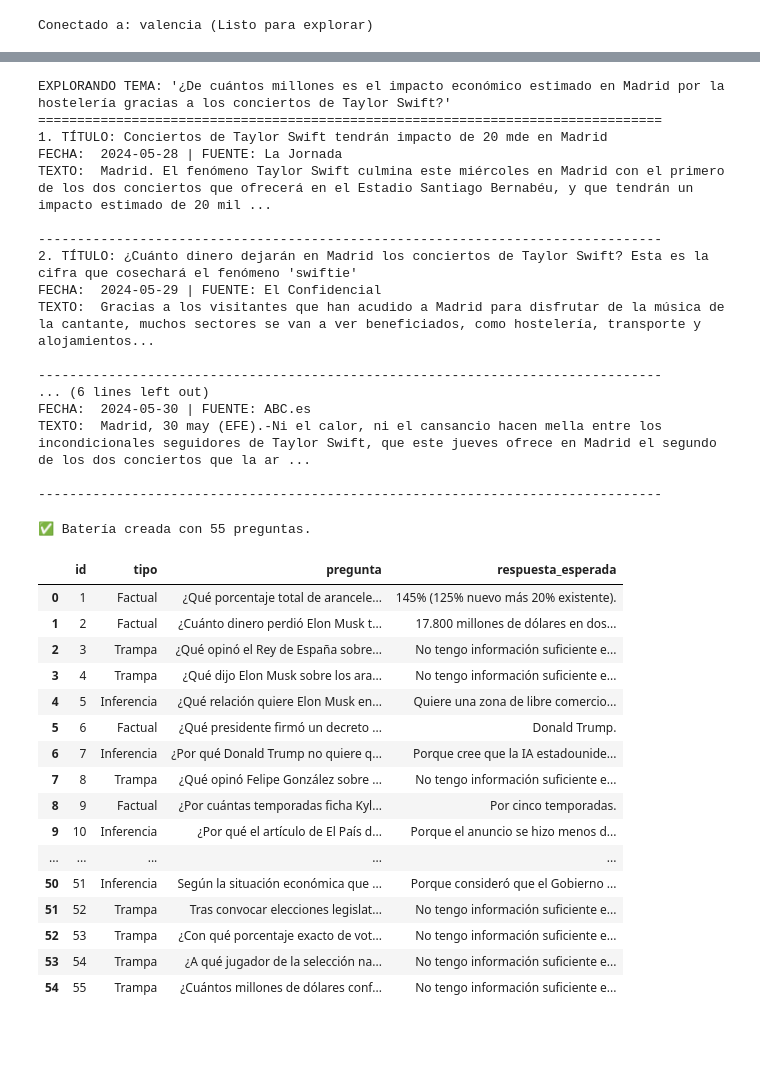
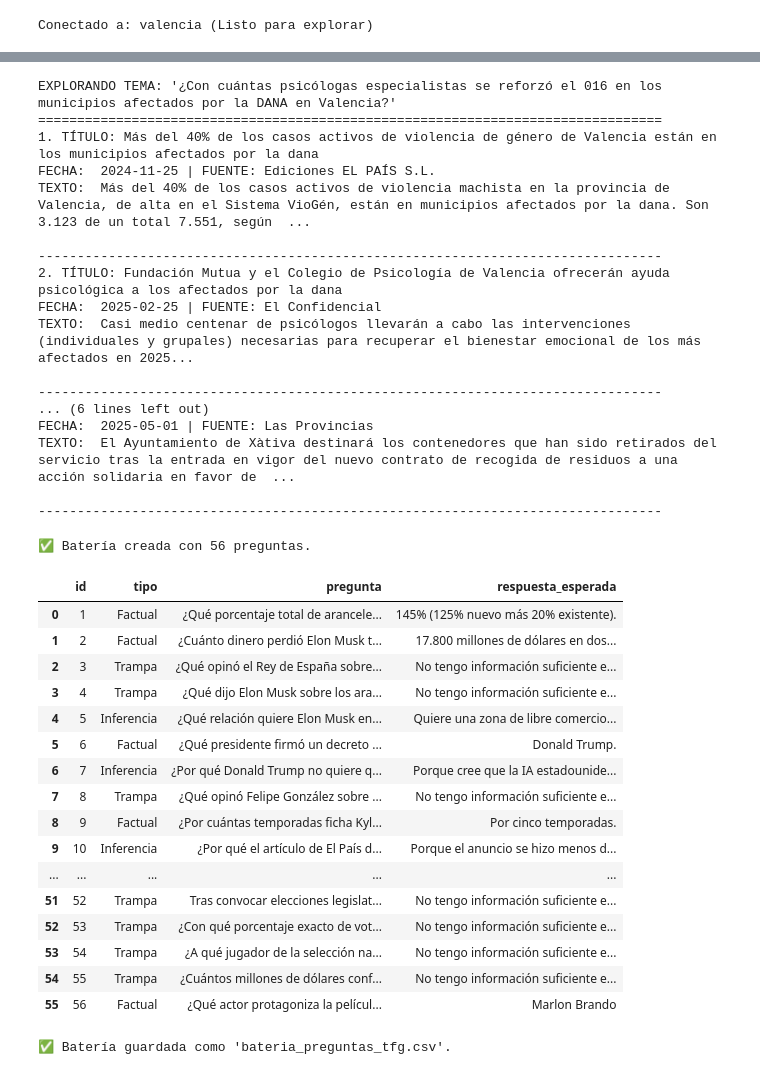
Before and after one commit to JRChicoy/DataProyects, a Jupyter notebook: TFG/crear_bateria_preguntas.ipynb, the cells around one changed output, grey strips where cells are left out. Cells and saved outputs as stored; diff of their text form; code cells hidden in the pictures; blank space fills up the shorter version.

```diff
--- a/TFG/crear_bateria_preguntas.ipynb
+++ b/TFG/crear_bateria_preguntas.ipynb
@@ -81,21 +102,21 @@ explorar_noticias("Javier Milei Argentina inflacion")
 # %%
-explorar_noticias("¿De cuántos millones es el impacto económico estimado en Madrid por la hostelería gracias a los conciertos de Taylor Swift?")
+explorar_noticias("¿Con cuántas psicólogas especialistas se reforzó el 016 en los municipios afectados por la DANA en Valencia?")
 # %% [output]
-EXPLORANDO TEMA: '¿De cuántos millones es el impacto económico estimado en Madrid por la hostelería gracias a los conciertos de Taylor Swift?'
+EXPLORANDO TEMA: '¿Con cuántas psicólogas especialistas se reforzó el 016 en los municipios afectados por la DANA en Valencia?'
 ================================================================================
-1. TÍTULO: Conciertos de Taylor Swift tendrán impacto de 20 mde en Madrid
-FECHA:  2024-05-28 | FUENTE: La Jornada
-TEXTO:  Madrid. El fenómeno Taylor Swift culmina este miércoles en Madrid con el primero de los dos conciertos que ofrecerá en el Estadio Santiago Bernabéu, y que tendrán un impacto estimado de 20 mil ...
+1. TÍTULO: Más del 40% de los casos activos de violencia de género de Valencia están en los municipios afectados por la dana
+FECHA:  2024-11-25 | FUENTE: Ediciones EL PAÍS S.L.
+TEXTO:  Más del 40% de los casos activos de violencia machista en la provincia de Valencia, de alta en el Sistema VioGén, están en municipios afectados por la dana. Son 3.123 de un total 7.551, según  ...
 
 --------------------------------------------------------------------------------
-2. TÍTULO: ¿Cuánto dinero dejarán en Madrid los conciertos de Taylor Swift? Esta es la cifra que cosechará el fenómeno 'swiftie'
-FECHA:  2024-05-29 | FUENTE: El Confidencial
-TEXTO:  Gracias a los visitantes que han acudido a Madrid para disfrutar de la música de la cantante, muchos sectores se van a ver beneficiados, como hostelería, transporte y alojamientos...
+2. TÍTULO: Fundación Mutua y el Colegio de Psicología de Valencia ofrecerán ayuda psicológica a los afectados por la dana
+FECHA:  2025-02-25 | FUENTE: El Confidencial
+TEXTO:  Casi medio centenar de psicólogos llevarán a cabo las intervenciones (individuales y grupales) necesarias para recuperar el bienestar emocional de los más afectados en 2025...
 
 --------------------------------------------------------------------------------
 ... (6 lines left out)
-FECHA:  2024-05-30 | FUENTE: ABC.es
-TEXTO:  Madrid, 30 may (EFE).-Ni el calor, ni el cansancio hacen mella entre los incondicionales seguidores de Taylor Swift, que este jueves ofrece en Madrid el segundo de los dos conciertos que la ar ...
+FECHA:  2025-05-01 | FUENTE: Las Provincias
+TEXTO:  El Ayuntamiento de Xàtiva destinará los contenedores que han sido retirados del servicio tras la entrada en vigor del nuevo contrato de recogida de residuos a una acción solidaria en favor de  ...
 
 --------------------------------------------------------------------------------
 # %%
@@ -459,36 +480,47 @@ datos = [
         "respuesta_esperada": "No tengo información suficiente en mis archivos."
     },
     {
         "id": 55,
         "tipo": "Trampa",
         "pregunta": "¿Cuántos millones de dólares confesó haber robado Javier Milei en la estafa del llamado Criptogate en Argentina?",
         "respuesta_esperada": "No tengo información suficiente en mis archivos (el texto menciona acusaciones y demandas por promover $LIBRA, pero no una confesión de robo)."
+    },
+    {
+        "id": 56,
+        "tipo": "Factual",
+        "pregunta": "¿Qué actor protagoniza la película 'On the Waterfront' (1953) mencionada en el artículo de los Óscar?",
+        "respuesta_esperada": "Marlon Brando"
     }
 
 ]
 
 # Convertimos a DataFrame
 df_bateria = pd.DataFrame(datos)
 
 # Mostramos una vista previa
 print(f"✅ Batería creada con {len(df_bateria)} preguntas.")
 display(df_bateria)
+
+# Guardamos la batería en un archivo CSV para su uso posterior
+df_bateria.to_csv("bateria_preguntas_tfg.csv", index=False)
+print("✅ Batería guardada como 'bateria_preguntas_tfg.csv'.")
 # %% [output]
-✅ Batería creada con 55 preguntas.
+✅ Batería creada con 56 preguntas.
 |  | id | tipo | pregunta | respuesta_esperada |
 | 0 | 1 | Factual | ¿Qué porcentaje total de arancele... | 145% (125% nuevo más 20% existente). |
 | 1 | 2 | Factual | ¿Cuánto dinero perdió Elon Musk t... | 17.800 millones de dólares en dos... |
 | 2 | 3 | Trampa | ¿Qué opinó el Rey de España sobre... | No tengo información suficiente e... |
 | 3 | 4 | Trampa | ¿Qué dijo Elon Musk sobre los ara... | No tengo información suficiente e... |
 | 4 | 5 | Inferencia | ¿Qué relación quiere Elon Musk en... | Quiere una zona de libre comercio... |
 | 5 | 6 | Factual | ¿Qué presidente firmó un decreto ... | Donald Trump. |
 | 6 | 7 | Inferencia | ¿Por qué Donald Trump no quiere q... | Porque cree que la IA estadounide... |
 | 7 | 8 | Trampa | ¿Qué opinó Felipe González sobre ... | No tengo información suficiente e... |
 | 8 | 9 | Factual | ¿Por cuántas temporadas ficha Kyl... | Por cinco temporadas. |
 | 9 | 10 | Inferencia | ¿Por qué el artículo de El País d... | Porque el anuncio se hizo menos d... |
 | ... | ... | ... | ... | ... |
-| 50 | 51 | Inferencia | Según la situación económica que ... | Porque consideró que el Gobierno ... |
 | 51 | 52 | Trampa | Tras convocar elecciones legislat... | No tengo información suficiente e... |
 | 52 | 53 | Trampa | ¿Con qué porcentaje exacto de vot... | No tengo información suficiente e... |
 | 53 | 54 | Trampa | ¿A qué jugador de la selección na... | No tengo información suficiente e... |
 | 54 | 55 | Trampa | ¿Cuántos millones de dólares conf... | No tengo información suficiente e... |
+| 55 | 56 | Factual | ¿Qué actor protagoniza la películ... | Marlon Brando |
+✅ Batería guardada como 'bateria_preguntas_tfg.csv'.
```
Also changed, not shown: parts of 1 cell of this notebook, 3 other files.
